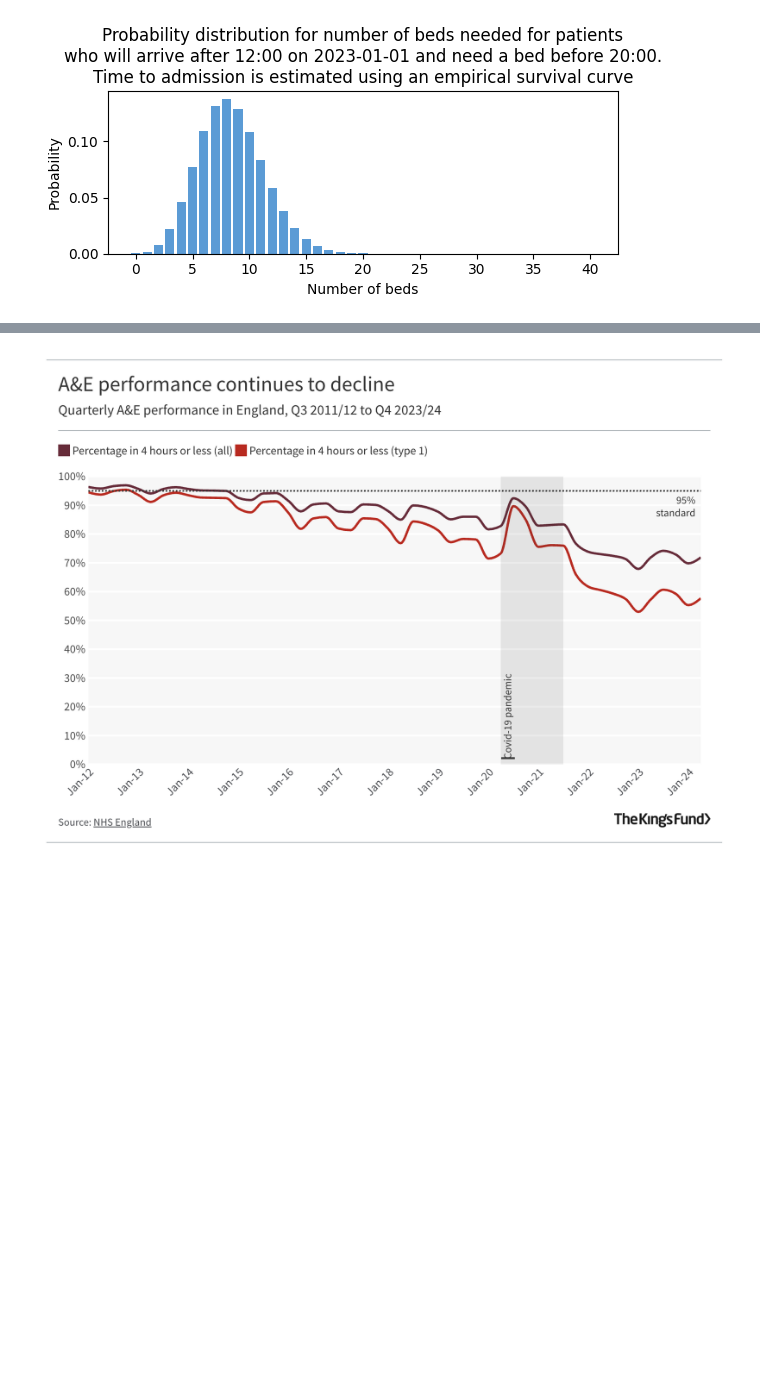
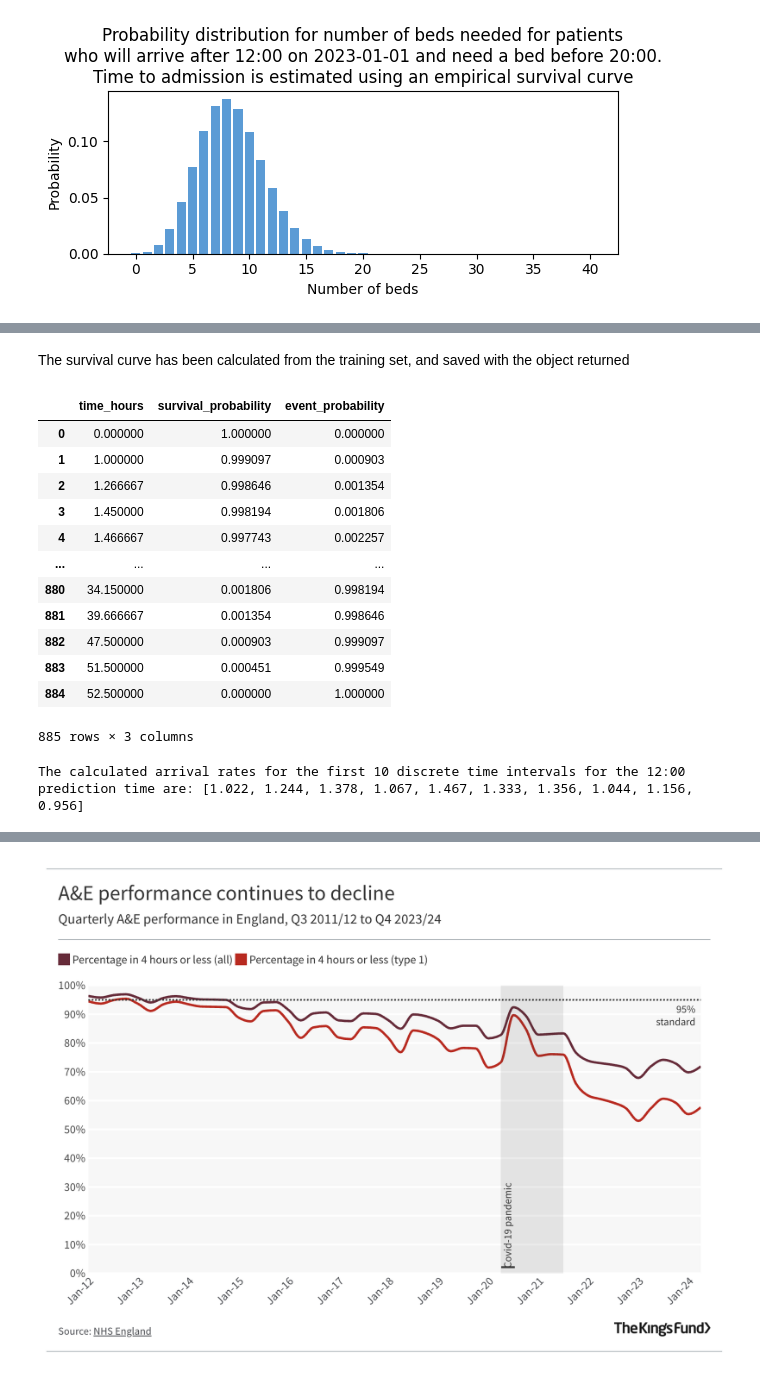
Before and after one commit to UCL-CORU/patientflow, a Jupyter notebook: notebooks/3c_Predict_bed_counts_without_using_patient_snapshots.ipynb, the cells around one changed output, grey strips where cells are left out. Cells and saved outputs as stored; diff of their text form; code cells hidden in the pictures; blank space fills up the shorter version.

```diff
--- a/notebooks/3c_Predict_bed_counts_without_using_patient_snapshots.ipynb
+++ b/notebooks/3c_Predict_bed_counts_without_using_patient_snapshots.ipynb
@@ -260,0 +283,17 @@ prob_dist_plot(combined_dist, title,
+# %%
+from patientflow.predictors.weighted_poisson_predictor import EmpiricalSurvivalPredictor
+
+train_visits_copy = train_visits.copy(deep=True)
+
+yta_model_empirical =  EmpiricalSurvivalPredictor(verbose=True)
+num_days = (start_validation_set - start_training_set).days
+if 'arrival_datetime' in train_visits_copy.columns:
+    train_visits_copy.set_index('arrival_datetime', inplace=True)
+
+yta_model_empirical.fit(train_visits_copy,
+                        prediction_window=8*60,
+                        yta_time_interval=15,
+                        prediction_times=prediction_times,
+                        num_days=num_days,
+                        start_time_col='arrival_datetime',
+                        end_time_col='admitted_to_ward_datetime')
@@ -260,0 +309,25 @@ prob_dist_plot(combined_dist, title,
+# %% [markdown]
+The survival curve has been calculated from the training set, and saved with the object returned
+# %%
+yta_model_empirical.survival_df
+# %% [output]
+|  | time_hours | survival_probability | event_probability |
+| 0 | 0.000000 | 1.000000 | 0.000000 |
+| 1 | 1.000000 | 0.999097 | 0.000903 |
+| 2 | 1.266667 | 0.998646 | 0.001354 |
+| 3 | 1.450000 | 0.998194 | 0.001806 |
+| 4 | 1.466667 | 0.997743 | 0.002257 |
+| ... | ... | ... | ... |
+| 880 | 34.150000 | 0.001806 | 0.998194 |
+| 881 | 39.666667 | 0.001354 | 0.998646 |
+| 882 | 47.500000 | 0.000903 | 0.999097 |
+| 883 | 51.500000 | 0.000451 | 0.999549 |
+| 884 | 52.500000 | 0.000000 | 1.000000 |
+885 rows × 3 columns
+# %%
+arrival_rates_by_time_interval = yta_model_empirical.weights['unfiltered'][(12,0)]['arrival_rates']
+print(
+    f'The calculated arrival rates for the first 10 discrete time intervals '
+    f'for the 12:00 prediction time are: {[round(v, 3) for v in arrival_rates_by_time_interval[0:10]]}')
+# %% [output]
+The calculated arrival rates for the first 10 discrete time intervals for the 12:00 prediction time are: [1.022, 1.244, 1.378, 1.067, 1.467, 1.333, 1.356, 1.044, 1.156, 0.956]
```
Also changed, not shown: parts of 5 cells of this notebook, 7 other files.
